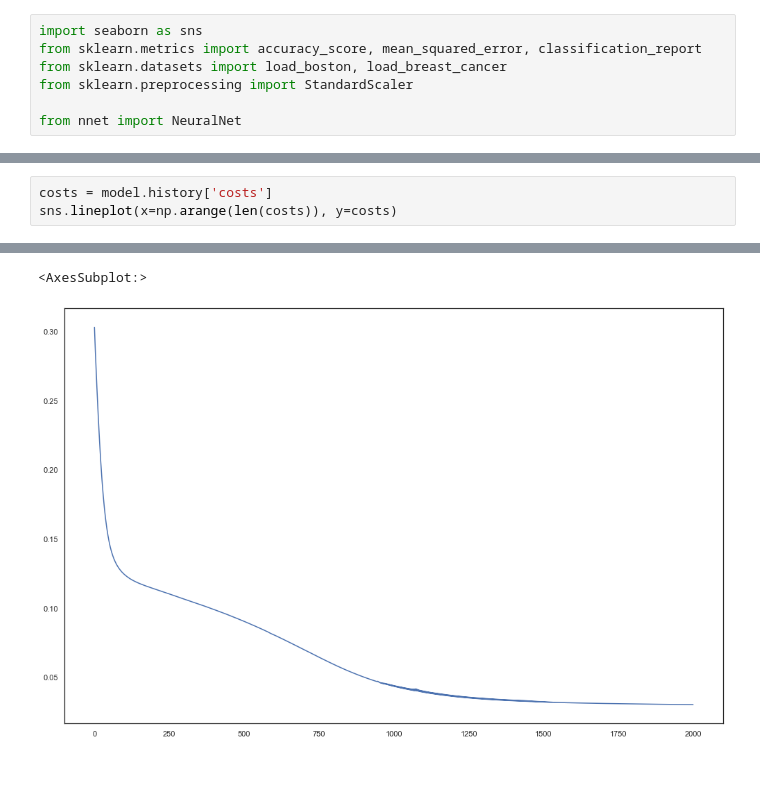
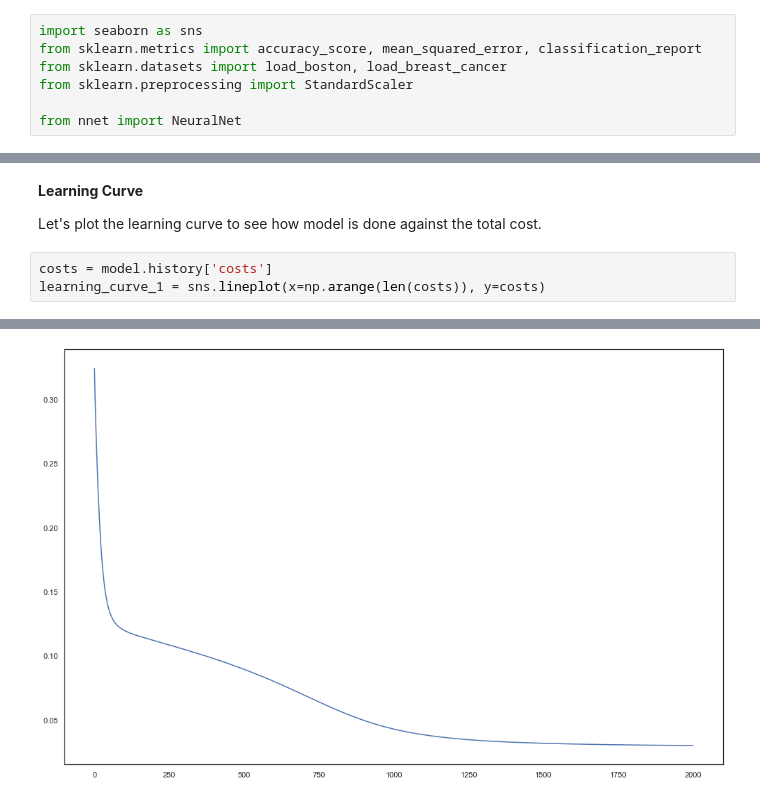
Before and after one commit to devrimcavusoglu/learning_internal_representations, a Jupyter notebook: example_datasets.ipynb, the cells around one changed output, grey strips where cells are left out. Drawn from its saved outputs; the diff is of its cells as text; blank space fills up the shorter version.

```diff
--- a/example_datasets.ipynb
+++ b/example_datasets.ipynb
@@ -64,10 +90,13 @@ Confusion Matrix
     accuracy                           0.92       569
    macro avg       0.92      0.90      0.91       569
 weighted avg       0.92      0.92      0.92       569
+# %% [markdown]
+**Learning Curve**
+
+Let's plot the learning curve to see how model is done against the total cost.
 # %%
 costs = model.history['costs']
-sns.lineplot(x=np.arange(len(costs)), y=costs)
+learning_curve_1 = sns.lineplot(x=np.arange(len(costs)), y=costs)
 # %% [output]
 [interactive output not drawn]
-<AxesSubplot:>
-[figure, old version]
+[figure, new version]
```
Also changed, not shown: parts of 11 cells of this notebook, 2 other files.
